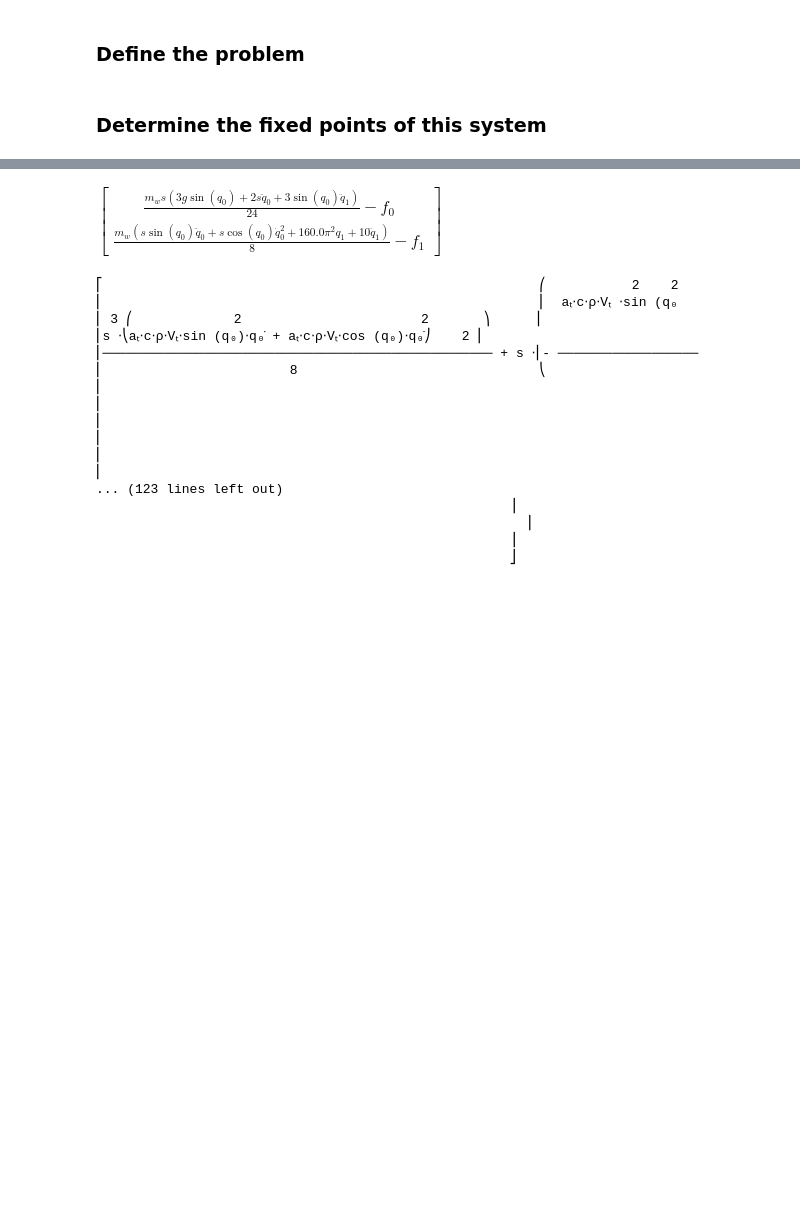
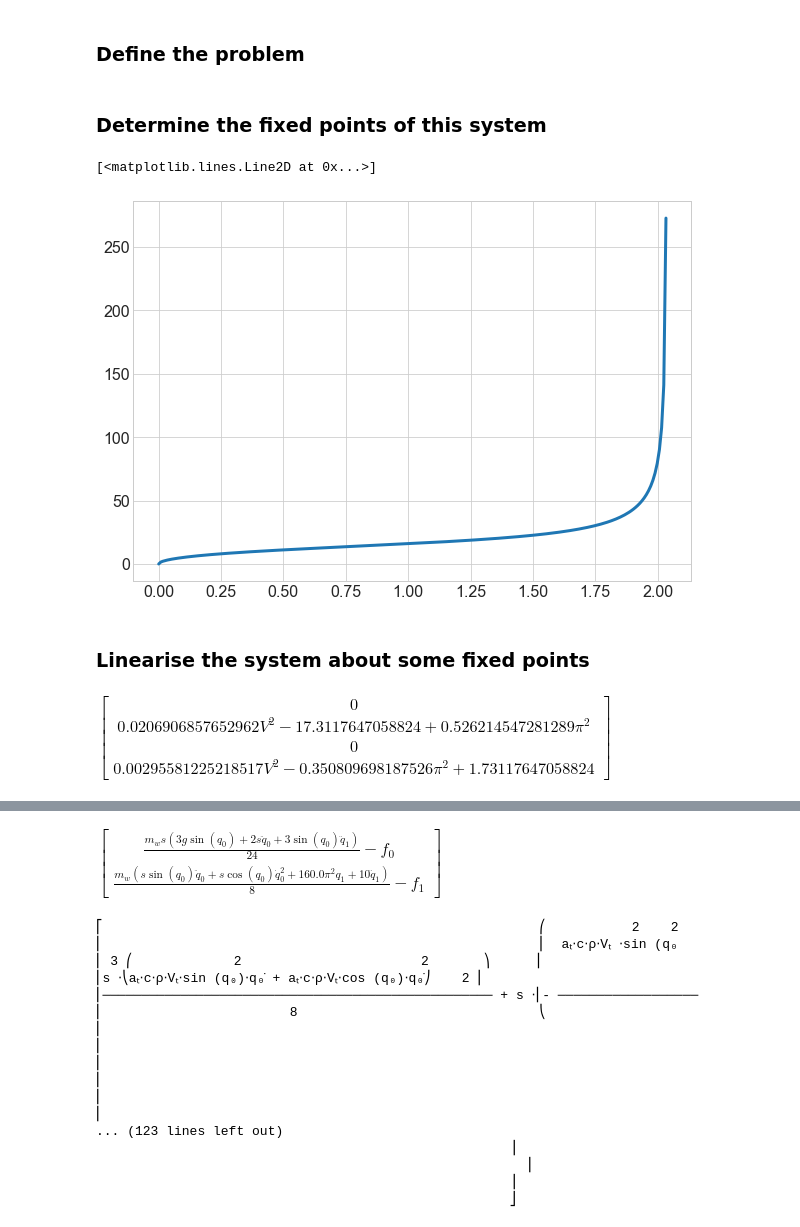
Before and after one commit to fh9g12/FwtModels, a Jupyter notebook: Workbooks/4_NLP-VS_aero_forces/5_lineariseTestCase.ipynb, the cells around one changed output, grey strips where cells are left out. Saved outputs shown, nothing was run; the diff lists cells and outputs as text; code cells hidden in the pictures; blank space fills up the shorter version.

```diff
--- a/Workbooks/4_NLP-VS_aero_forces/5_lineariseTestCase.ipynb
+++ b/Workbooks/4_NLP-VS_aero_forces/5_lineariseTestCase.ipynb
@@ -31,7 +31,7 @@ p.c.value = 0.15
 p.g.value = 9.81
 p.rho.value = 1.225
 p.a_t.value = 2 * np.pi
-p.alpha_r.value = np.deg2rad(10)
+p.alpha_r.value = np.deg2rad(5)
 p.Lambda.value = np.deg2rad(-10)
 
 # set expression for dependent symbols
@@ -40,22 +40,17 @@ p.m = p.m_w/sym.Integer(mass_ratio)
 p.I_xx = sym.Rational(1,12)*p.m*p.s**2*1
 p.l = p.s*sym.Rational(2,4)
 
-# get generalised coords (theta and d)
-qs = 2
-q = sym.Matrix(me.dynamicsymbols(f'q:{qs}'))
-qd = sym.Matrix(me.dynamicsymbols(f'q:{qs}',1))
-
 # potential Energy
 half = sym.Rational(1,2)
-U = p.m*p.g*(-p.l*sym.cos(q[0])) + half*p.k*(q[1])**2
+U = p.m*p.g*(-p.l*sym.cos(p.q[0])) + half*p.k*(p.q[1])**2
 
 # Create Point masses
 
 # Transform for the mass
-wing_frame = symt.HomogenousTransform().Translate(0,0,q[1])
-fwt_frame = wing_frame.R_x(-sym.pi*sym.Rational(1,2)+q[0])
+wing_frame = symt.HomogenousTransform().Translate(0,0,p.q[1])
+fwt_frame = wing_frame.R_x(-sym.pi*sym.Rational(1,2)+p.q[0])
 fwt_com_frame = fwt_frame.Translate(0,p.l,0)
-rot = sym.Matrix([-sym.pi*sym.Rational(1,2)+q[0],0,0])
+rot = sym.Matrix([-sym.pi*sym.Rational(1,2)+p.q[0],0,0])
 
 
 mw = dof2.RigidElement.PointMass(wing_frame,sym.Matrix([0,0,0]),p.m_w)
@@ -67,8 +62,24 @@ m = dof2.RigidElement(fwt_com_frame,rot,M_fwt)
 
 
 # Aero Forces
-AeroForces = ams.SimpleAeroModel(p,fwt_frame,q,qd,at_mode=1)
+AeroForces = ams.SimpleAeroModel(p,fwt_frame,at_mode=1)
 me.mechanics_printing()
-sm = dof2.SymbolicModel(q,U,[mw,m],p,ExtForces = AeroForces)
+
+
+sm = dof2.SymbolicModel(U,[mw,m],p,ExtForces = AeroForces)
 # %% [markdown]
 ### Determine the fixed points of this system
+# %%
+cruiseV = sm.CruiseAngleEqn(p,AeroForces)
+# %%
+thetas = np.linspace(0,np.pi,361)
+V,q1s = cruiseV(thetas)
+
+fig, axes = plt.subplots(1,1,figsize=(10,7))
+
+axes.plot(thetas,V)
+# %% [output]
+[<matplotlib.lines.Line2D at 0x...>]
+[figure, added]
+# %% [markdown]
+### Linearise the system about some fixed points
@@ -74,0 +136,4 @@ sm = dof2.SymbolicModel(q,U,[mw,m],p,ExtForces = AeroForces)
+# %%
+eqs.subs({p.x[i]:lp[i] for i in range(0,4)})
+# %% [output]
+$\displaystyle \left[\begin{matrix}0\\0.0206906857652962 V^{2} - 17.3117647058824 + 0.526214547281289 \pi^{2}\\0\\0.00295581225218517 V^{2} - 0.350809698187526 \pi^{2} + 1.73117647058824\end{matrix}\right]$
```
Also changed, not shown: parts of 7 cells of this notebook, 5 other files.
